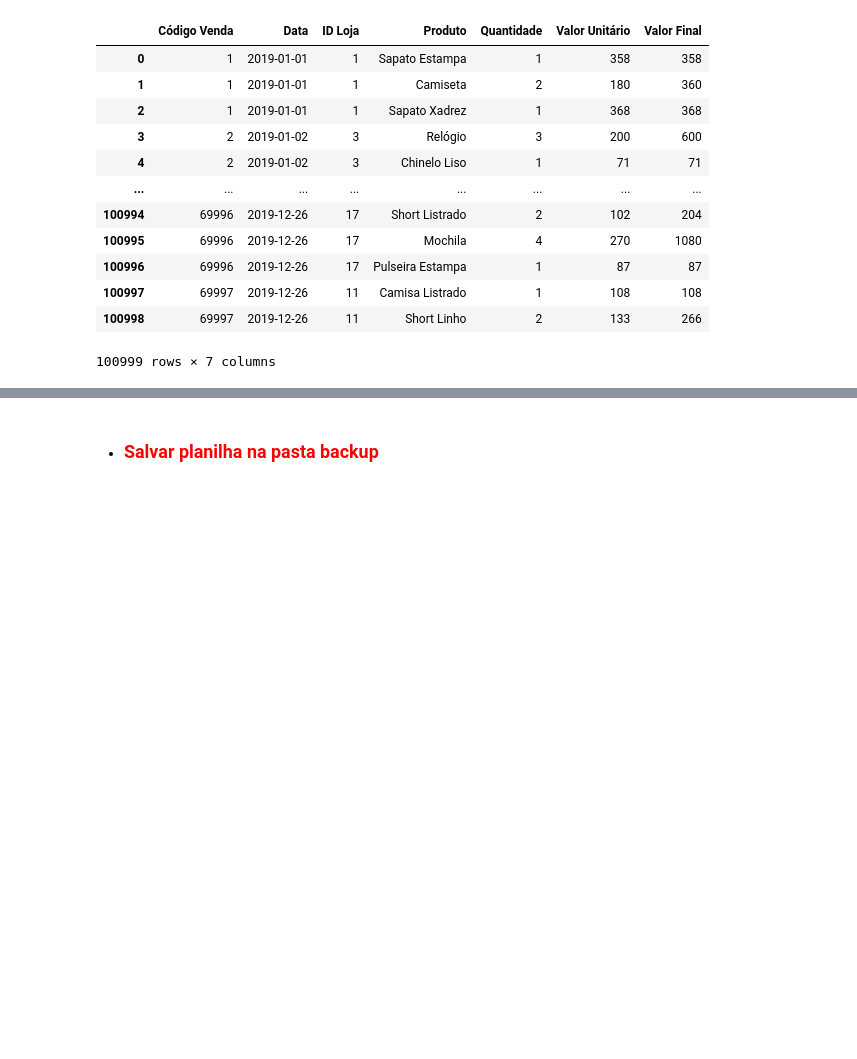
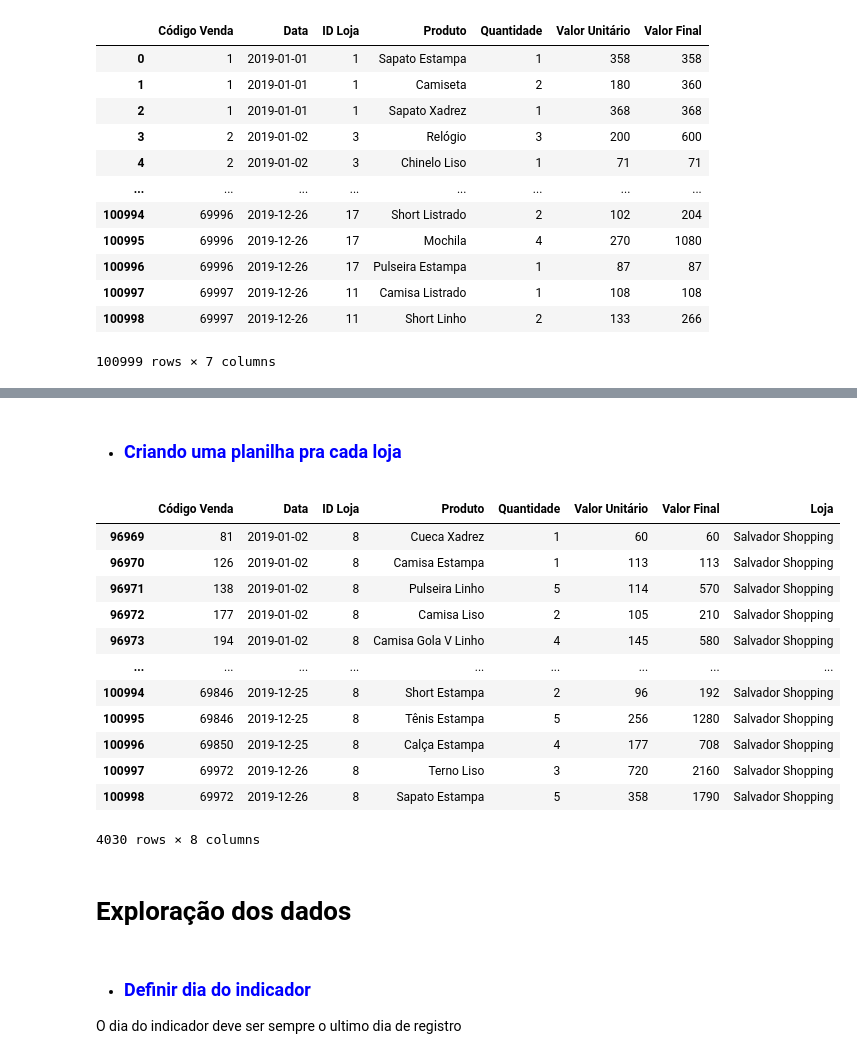
Before and after one commit to dev-daniel-amorim/Automacao_de_processos-OnePage, a Jupyter notebook: DS - Automação de processos.ipynb, the cells around one changed output, grey strips where cells are left out. Cells and saved outputs as stored; diff of their text form; code cells hidden in the pictures; blank space fills up the shorter version.

```diff
--- a/DS - Automação de processos.ipynb
+++ b/DS - Automação de processos.ipynb
@@ -80,2 +134,30 @@ display(vendas)
 # %% [markdown]
-* <h3 style="color: red">Salvar planilha na pasta backup</h3>
+* <h3 style="color: blue">Criando uma planilha pra cada loja</h3>
+# %%
+# criar um dicionário com vendas de cada loja
+dict_lojas = {}
+
+for loja in lojas['Loja']:
+    dict_lojas[loja] = vendas.loc[vendas['Loja'] == loja, :]
+
+# Pronto, agora a planilha de cada loja está acessivel no dicionário
+display(dict_lojas['Salvador Shopping'])
+# %% [output]
+|  | Código Venda | Data | ID Loja | Produto | Quantidade | Valor Unitário | Valor Final | Loja |
+| 96969 | 81 | 2019-01-02 | 8 | Cueca Xadrez | 1 | 60 | 60 | Salvador Shopping |
+| 96970 | 126 | 2019-01-02 | 8 | Camisa Estampa | 1 | 113 | 113 | Salvador Shopping |
+| 96971 | 138 | 2019-01-02 | 8 | Pulseira Linho | 5 | 114 | 570 | Salvador Shopping |
+| 96972 | 177 | 2019-01-02 | 8 | Camisa Liso | 2 | 105 | 210 | Salvador Shopping |
+| 96973 | 194 | 2019-01-02 | 8 | Camisa Gola V Linho | 4 | 145 | 580 | Salvador Shopping |
+| ... | ... | ... | ... | ... | ... | ... | ... | ... |
+| 100994 | 69846 | 2019-12-25 | 8 | Short Estampa | 2 | 96 | 192 | Salvador Shopping |
+| 100995 | 69846 | 2019-12-25 | 8 | Tênis Estampa | 5 | 256 | 1280 | Salvador Shopping |
+| 100996 | 69850 | 2019-12-25 | 8 | Calça Estampa | 4 | 177 | 708 | Salvador Shopping |
+| 100997 | 69972 | 2019-12-26 | 8 | Terno Liso | 3 | 720 | 2160 | Salvador Shopping |
+| 100998 | 69972 | 2019-12-26 | 8 | Sapato Estampa | 5 | 358 | 1790 | Salvador Shopping |
+4030 rows × 8 columns
+# %% [markdown]
+# Exploração dos dados
+# %% [markdown]
+* <h3 style="color: blue">Definir dia do indicador</h3>
+O dia do indicador deve ser sempre o ultimo dia de registro
```
Also changed, not shown: parts of 17 cells of this notebook, 26 other files.
